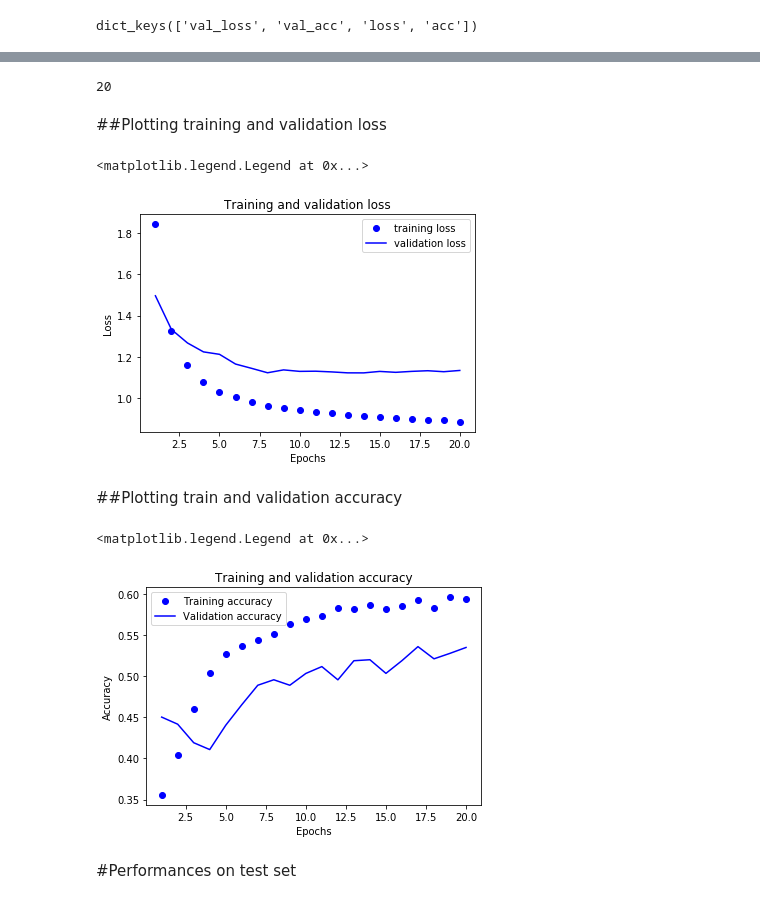
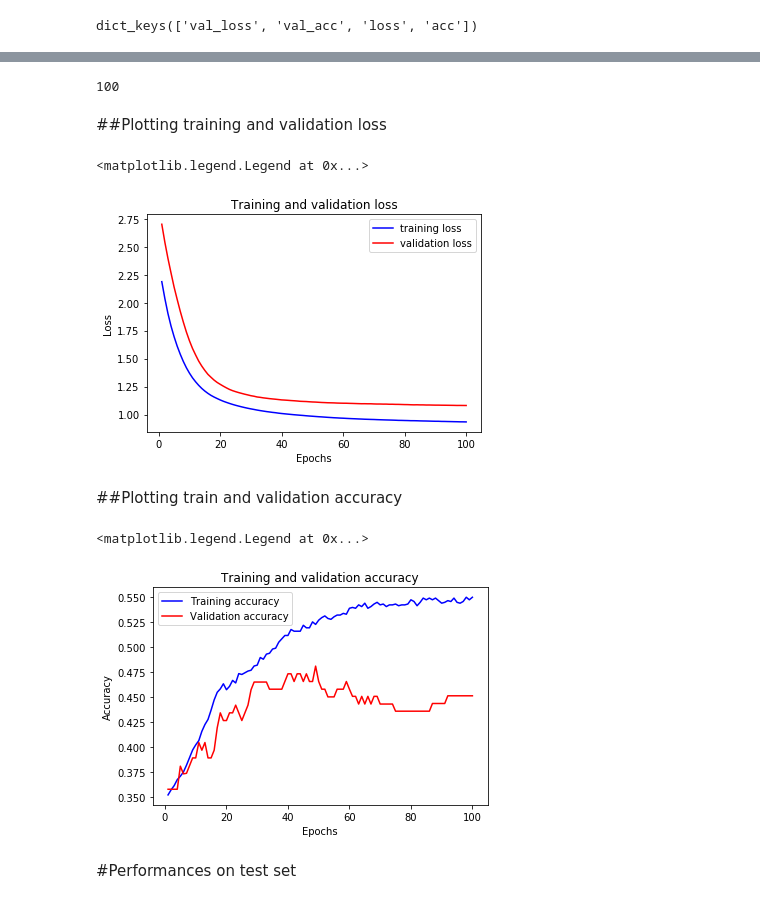
Before and after one commit to leonardoub/SCRIPT_PALERMO, a Jupyter notebook: Network_classification_histology.ipynb, the cells around one changed output, grey strips where cells are left out. Cells and saved outputs as stored; diff of their text form; code cells hidden in the pictures.

```diff
--- a/Network_classification_histology.ipynb
+++ b/Network_classification_histology.ipynb
@@ -71,7 +71,7 @@ one_hot_test_labels = to_categorical(test_labels_dec)
 # %%
 from sklearn.decomposition import PCA
 # %%
-pca = PCA(n_components=0.9, svd_solver='full')
+pca = PCA(n_components=0.85, svd_solver='full')
 # %%
 pca.fit(train_data_stand)
 # %% [output]
@@ -98,13 +98,13 @@ from keras.optimizers import SGD
 # %%
 def build_model():
   model = keras.models.Sequential()
-  model.add(layers.Dense(6, activation='relu', input_shape=(9,)))
+  model.add(layers.Dense(4, activation='relu', input_shape=(7,)))
   #model.add(layers.Dense(7, activation='relu'))
   #model.add(layers.Dropout(rate=0.2))
 
   model.add(layers.Dense(3, activation='softmax'))
 
-  sgd = SGD(lr=0.01, momentum=0.4)
+  sgd = SGD(lr=0.001, momentum=0.5)
 
   model.compile(optimizer=sgd, loss='categorical_crossentropy', metrics=['accuracy'])
   return model
@@ -170,7 +170,7 @@ Essentially, what you have to do is simply to invert the order of the operations
 # %%
 import keras
 # %%
-num_epochs = 20
+num_epochs = 100
 all_acc_histories = []
 all_loss_histories = []
 all_val_acc_histories = []
@@ -248,7 +248,7 @@ average_val_loss_history = [np.mean([x[i] for x in all_val_loss_histories]) for
 # %%
 len(average_val_acc_history)
 # %% [output]
-20
+100
 # %% [markdown]
 ##Plotting training and validation loss
 # %%
@@ -256,27 +256,27 @@ import matplotlib.pyplot as plt
 # %%
 epochs = range(1, num_epochs+1)
 # %%
-plt.plot(epochs, average_loss_history, 'bo', label='training loss')
-plt.plot(epochs, average_val_loss_history, 'b', label='validation loss')
+plt.plot(epochs, average_loss_history, 'b', label='training loss')
+plt.plot(epochs, average_val_loss_history, 'r', label='validation loss')
 plt.title('Training and validation loss')
 plt.xlabel('Epochs')
 plt.ylabel('Loss')
 plt.legend()
 # %% [output]
 <matplotlib.legend.Legend at 0x...>
-[figure, old version]
+[figure, new version]
 # %% [markdown]
 ##Plotting train and validation accuracy
 # %%
-plt.plot(epochs, average_acc_history, 'bo', label='Training accuracy')
-plt.plot(epochs, average_val_acc_history, 'b', label='Validation accuracy')
+plt.plot(epochs, average_acc_history, 'b', label='Training accuracy')
+plt.plot(epochs, average_val_acc_history, 'r', label='Validation accuracy')
 plt.title('Training and validation accuracy')
 plt.xlabel('Epochs')
 plt.ylabel('Accuracy')
 plt.legend()
 # %% [output]
 <matplotlib.legend.Legend at 0x...>
-[figure, old version]
+[figure, new version]
 # %% [markdown]
 #Performances on test set
 # %%
```
Also changed, not shown: parts of 7 cells of this notebook.
